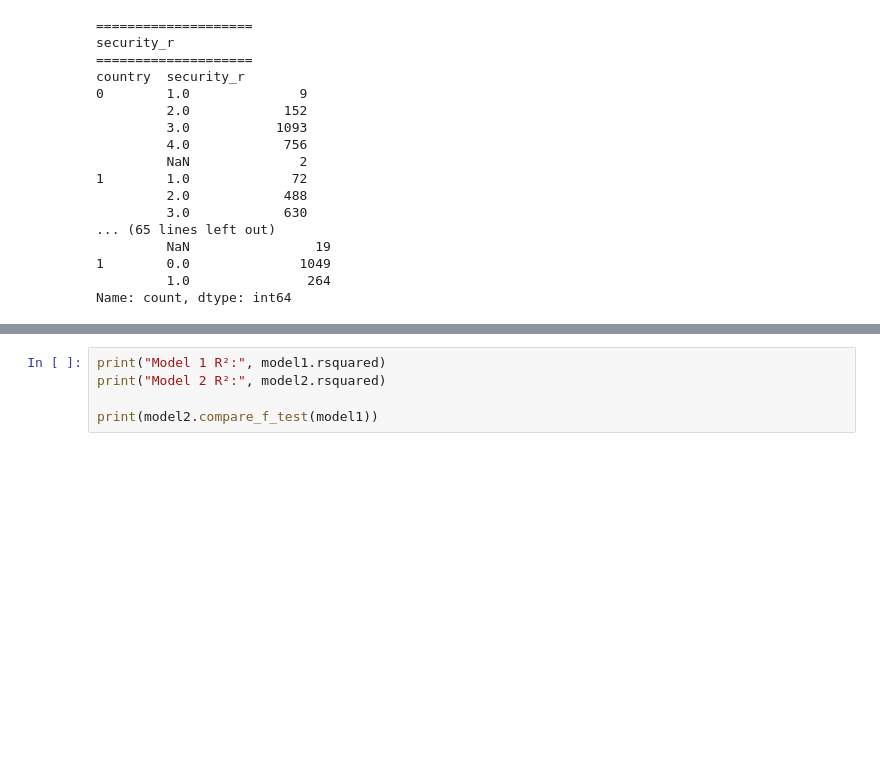
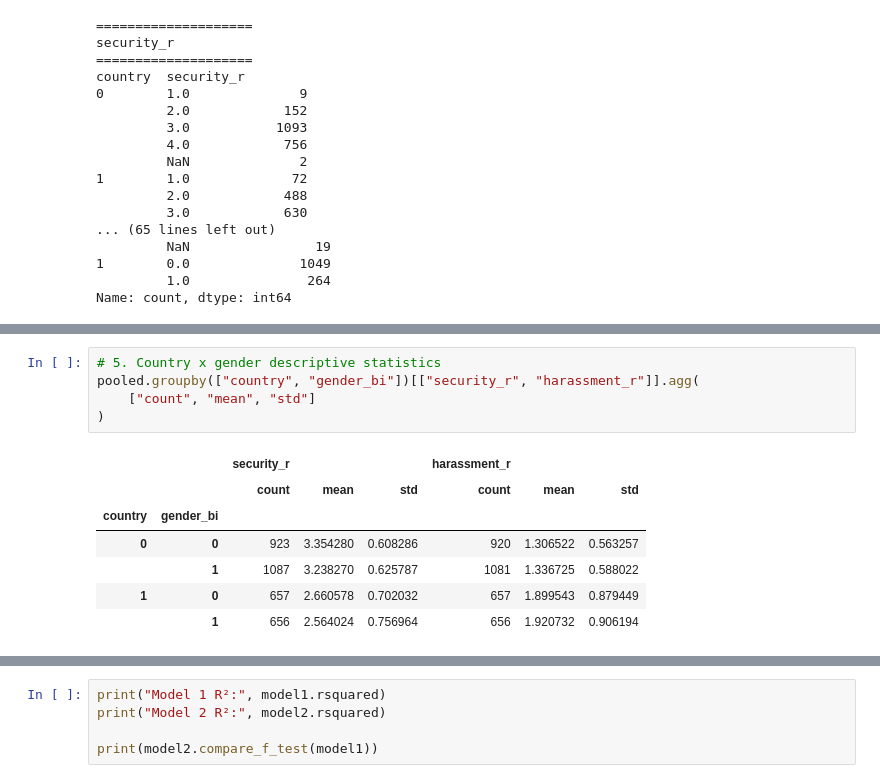
Before and after one commit to Zhao-Yihan123/HS4002_Team-Husky, a Jupyter notebook: code/pooled_analysis_sg_my.ipynb, the cells around one changed output, grey strips where cells are left out. Saved outputs shown, nothing was run; the diff lists cells and outputs as text; blank space fills up the shorter version.

```diff
--- a/code/pooled_analysis_sg_my.ipynb
+++ b/code/pooled_analysis_sg_my.ipynb
@@ -129,0 +180,13 @@ Name: count, dtype: int64
+# %%
+# 5. Country x gender descriptive statistics
+pooled.groupby(["country", "gender_bi"])[["security_r", "harassment_r"]].agg(
+    ["count", "mean", "std"]
+)
+# %% [output]
+|  |  | security_r |  |  | harassment_r |  |  |
+|  |  | count | mean | std | count | mean | std |
+| country | gender_bi |  |  |  |  |  |  |
+| 0 | 0 | 923 | 3.354280 | 0.608286 | 920 | 1.306522 | 0.563257 |
+|  | 1 | 1087 | 3.238270 | 0.625787 | 1081 | 1.336725 | 0.588022 |
+| 1 | 0 | 657 | 2.660578 | 0.702032 | 657 | 1.899543 | 0.879449 |
+|  | 1 | 656 | 2.564024 | 0.756964 | 656 | 1.920732 | 0.906194 |
```
Also changed, not shown: parts of 10 cells of this notebook.
